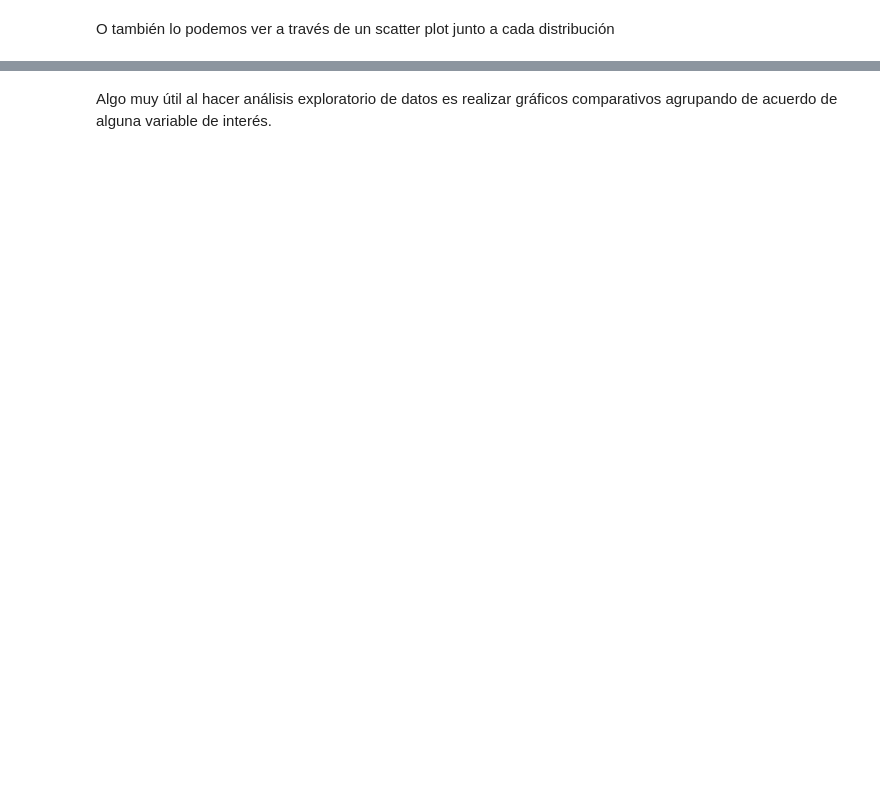
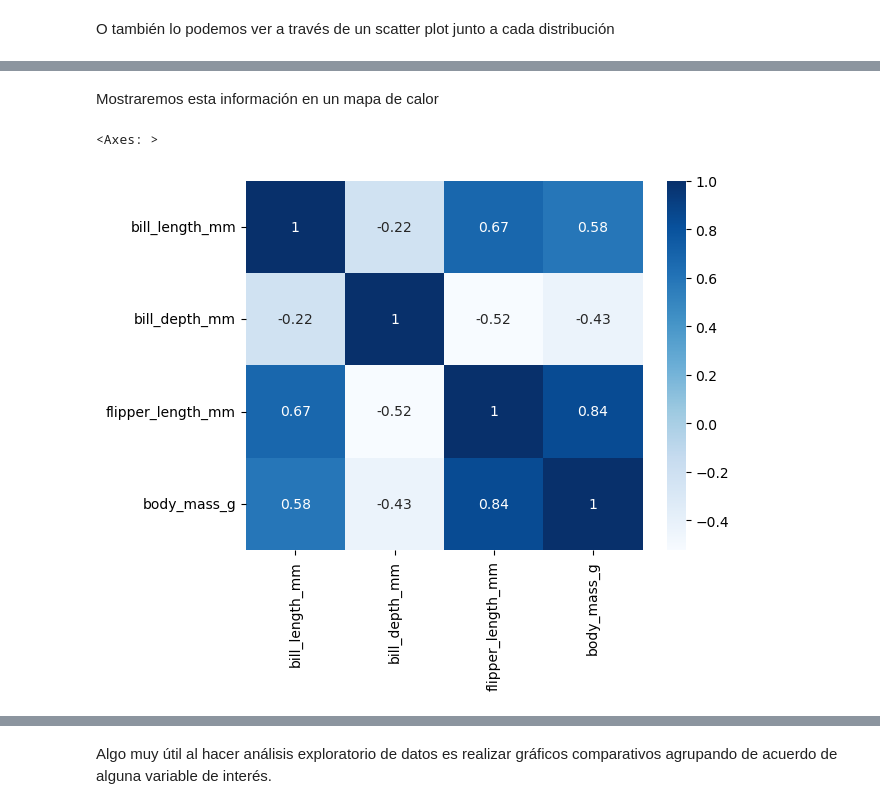
Before and after one commit to ftommasini/taller-python-cientifico, a Jupyter notebook: 3_Visualizacion_Datos.ipynb, the cells around one changed output, grey strips where cells are left out. Saved outputs shown, nothing was run; the diff lists cells and outputs as text; code cells hidden in the pictures; blank space fills up the shorter version.

```diff
--- a/3_Visualizacion_Datos.ipynb
+++ b/3_Visualizacion_Datos.ipynb
@@ -412,0 +399,3 @@ sns.jointplot(data=datos, x="x", y="y", kind="scatter");
+# %%
+df_penguins = sns.load_dataset("penguins")
+df_penguins.head()
@@ -412,0 +411,4 @@ sns.jointplot(data=datos, x="x", y="y", kind="scatter");
+# %%
+cols = ['bill_length_mm', 'bill_depth_mm', 'flipper_length_mm', 'body_mass_g']  # variables de interés a correlacionar
+corr = df_penguins[cols].corr(method='spearman')  # realizamos la correlación entre las variables de interés, tal como vimos en la clase anterior
+corr
@@ -412,0 +421,7 @@ sns.jointplot(data=datos, x="x", y="y", kind="scatter");
+# %% [markdown]
+Mostraremos esta información en un mapa de calor
+# %%
+sns.heatmap(corr, annot=corr, cmap='Blues')
+# %% [output]
+<Axes: >
+[figure, added]
```
Also changed, not shown: parts of 43 cells of this notebook, 3 other files.
